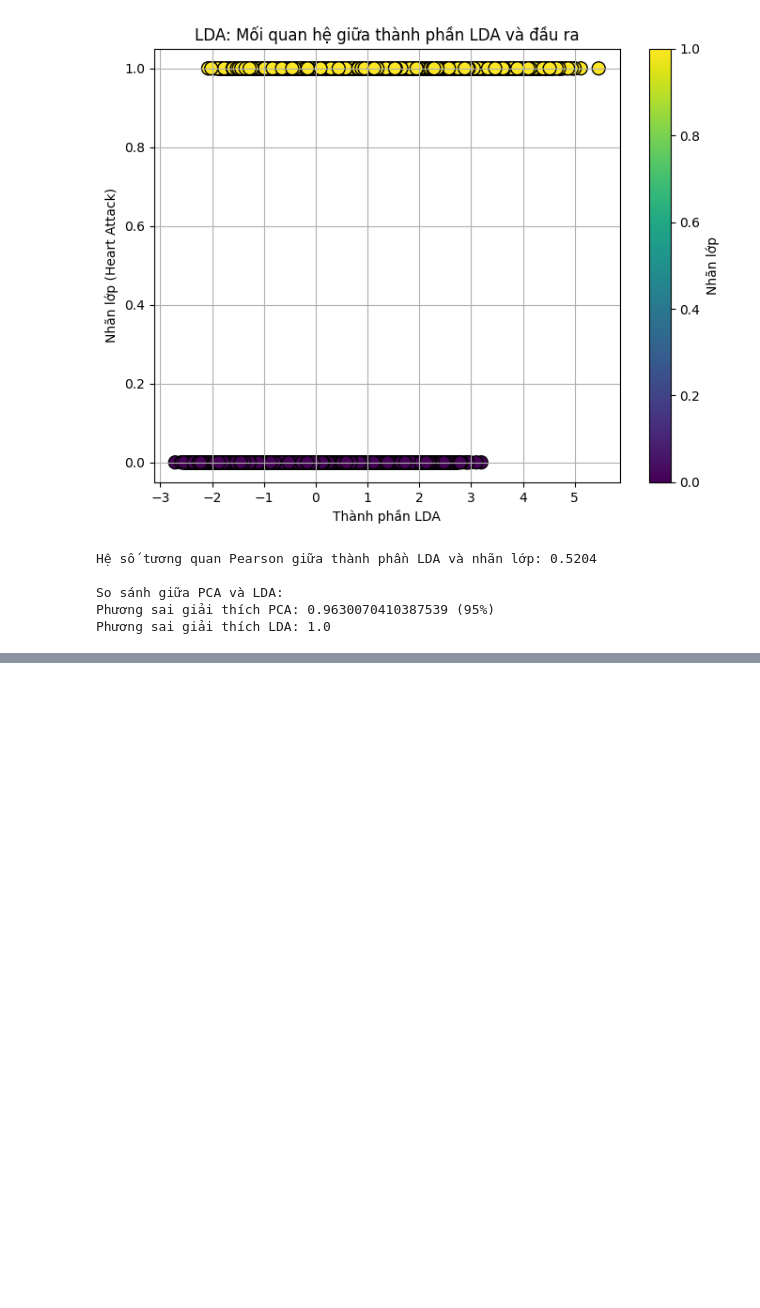
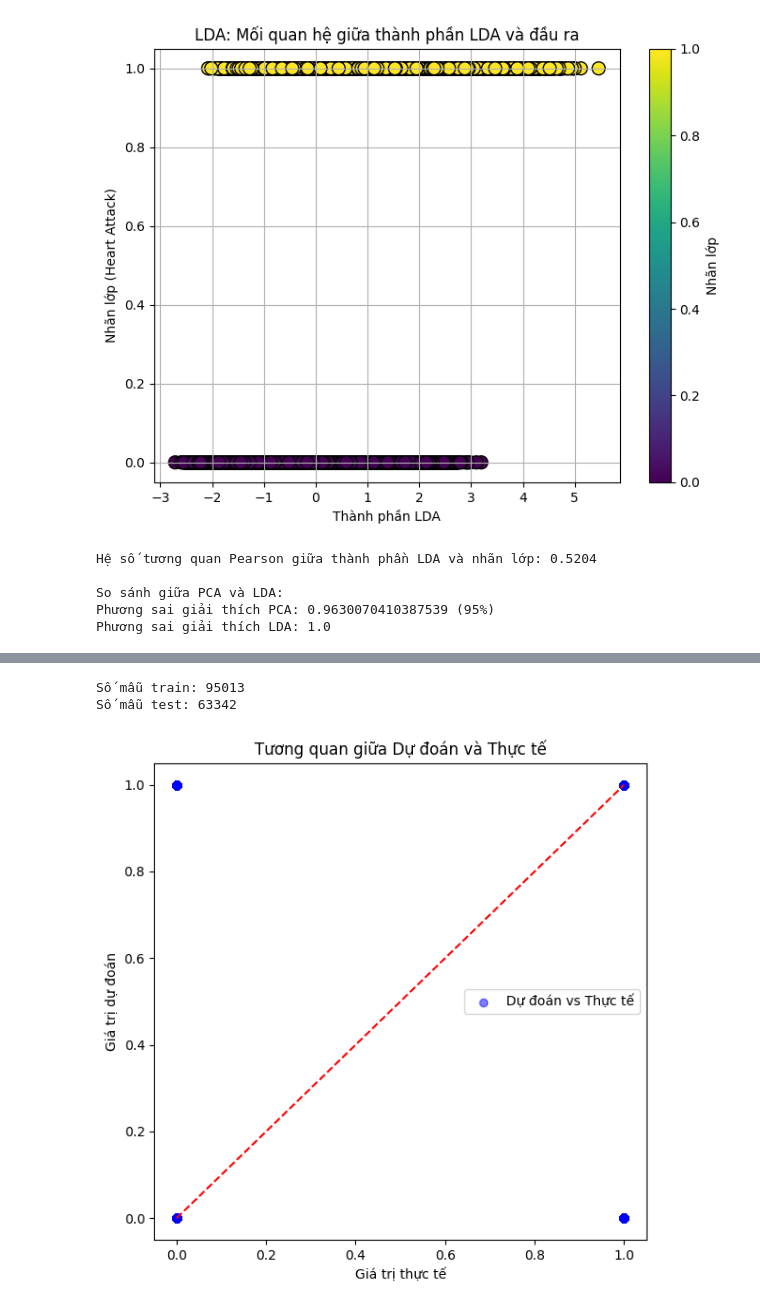
Before and after one commit to meof792/mlprj, a Jupyter notebook: main.ipynb, the cells around one changed output, grey strips where cells are left out. Saved outputs shown, nothing was run; the diff lists cells and outputs as text; code cells hidden in the pictures; blank space fills up the shorter version.

```diff
--- a/main.ipynb
+++ b/main.ipynb
@@ -306,0 +475,17 @@ Kết quả:
+# %%
+# Trực quan hóa tương quan giữa thực tế và dự đoán
+print(f"Số mẫu train: {len(y_train)}")
+print(f"Số mẫu test: {len(y_test)}")
+plt.figure(figsize=(6, 6))
+plt.scatter(y_test, y_pred, alpha=0.5, color='blue', label='Dự đoán vs Thực tế')
+plt.plot([0, 1], [0, 1], color='red', linestyle='--')  # Đường chéo
+plt.xlabel('Giá trị thực tế')
+plt.ylabel('Giá trị dự đoán')
+plt.title('Tương quan giữa Dự đoán và Thực tế')
+plt.legend()
+plt.tight_layout()
+plt.show()
+# %% [output]
+Số mẫu train: 95013
+Số mẫu test: 63342
+[figure, added]
```
Also changed, not shown: parts of 4 cells of this notebook, 1 other file.
